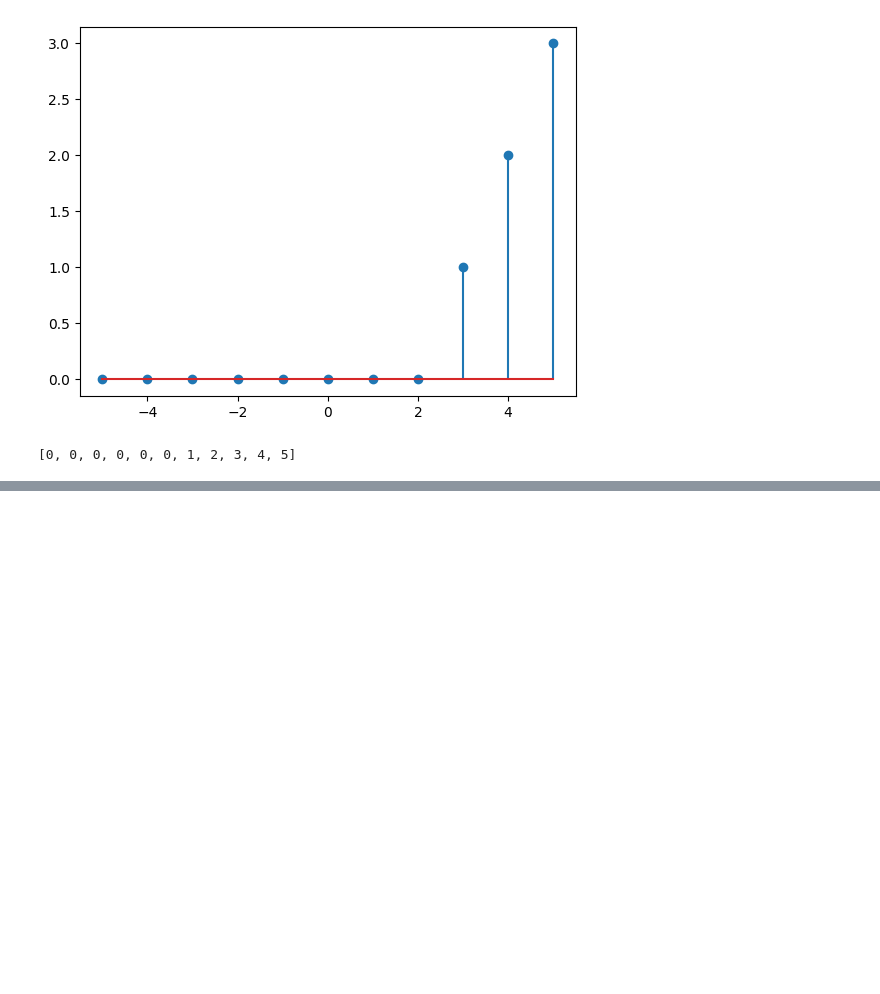
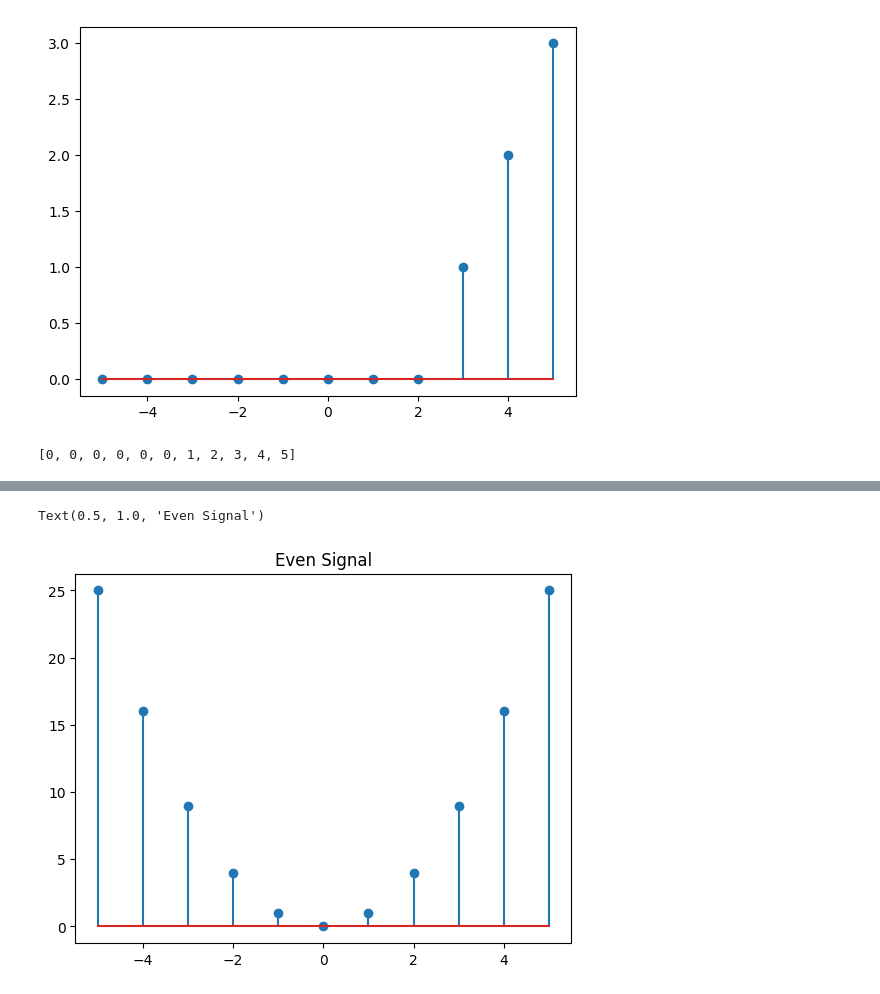
Before and after one commit to habibur-rahman-swe/DigitalSignalProcessing, a Jupyter notebook: DigitalSignalProcessing.ipynb, the cells around one changed output, grey strips where cells are left out. Saved outputs shown, nothing was run; the diff lists cells and outputs as text; code cells hidden in the pictures; blank space fills up the shorter version.

```diff
--- a/DigitalSignalProcessing.ipynb
+++ b/DigitalSignalProcessing.ipynb
@@ -112,0 +132,7 @@ xn
+# %%
+xn = [x ** 2 for x in n]
+plt.stem(n, xn)
+plt.title("Even Signal")
+# %% [output]
+Text(0.5, 1.0, 'Even Signal')
+[figure, added]
```
Also changed, not shown: parts of 8 cells of this notebook.
